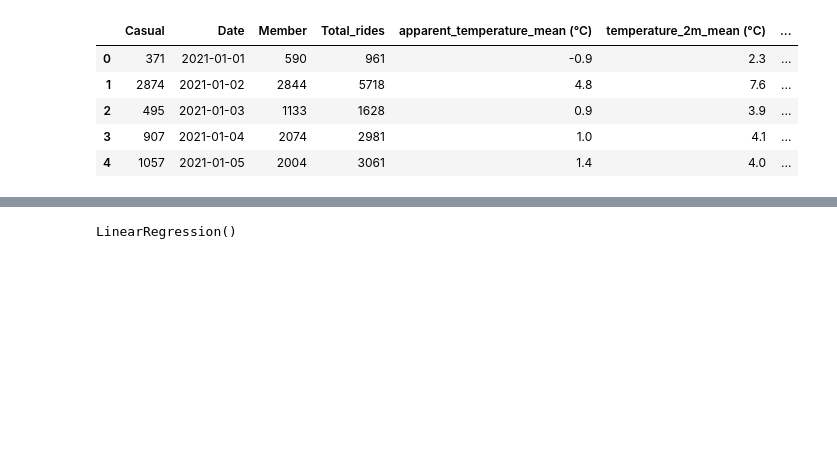
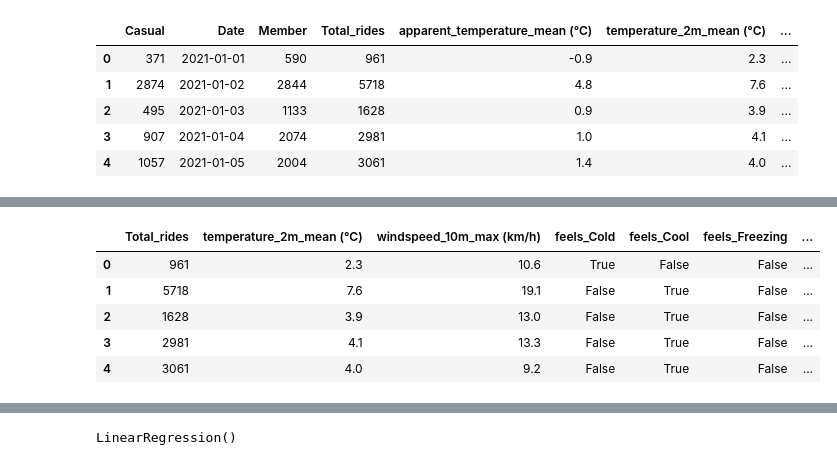
Before and after one commit to enzo253/data-science, a Jupyter notebook: bike_project/bike_ml.ipynb, the cells around one changed output, grey strips where cells are left out. Saved outputs shown, nothing was run; the diff lists cells and outputs as text; code cells hidden in the pictures; blank space fills up the shorter version.

```diff
--- a/bike_project/bike_ml.ipynb
+++ b/bike_project/bike_ml.ipynb
@@ -138,3 +139,12 @@ bike_daily_data = bike_daily_data.drop(columns=['Casual','Member'])
+# %%
+bike_daily_data.head()
+# %% [output]
+|  | Total_rides | temperature_2m_mean (°C) | windspeed_10m_max (km/h) | feels_Cold | feels_Cool | feels_Freezing | ... |
+| 0 | 961 | 2.3 | 10.6 | True | False | False | ... |
+| 1 | 5718 | 7.6 | 19.1 | False | True | False | ... |
+| 2 | 1628 | 3.9 | 13.0 | False | True | False | ... |
+| 3 | 2981 | 4.1 | 13.3 | False | True | False | ... |
+| 4 | 3061 | 4.0 | 9.2 | False | True | False | ... |
 # %%
 X = bike_daily_data.drop(columns='Total_rides')
 y = bike_daily_data['Total_rides']
```
Also changed, not shown: parts of 8 cells of this notebook, 24 other files.
